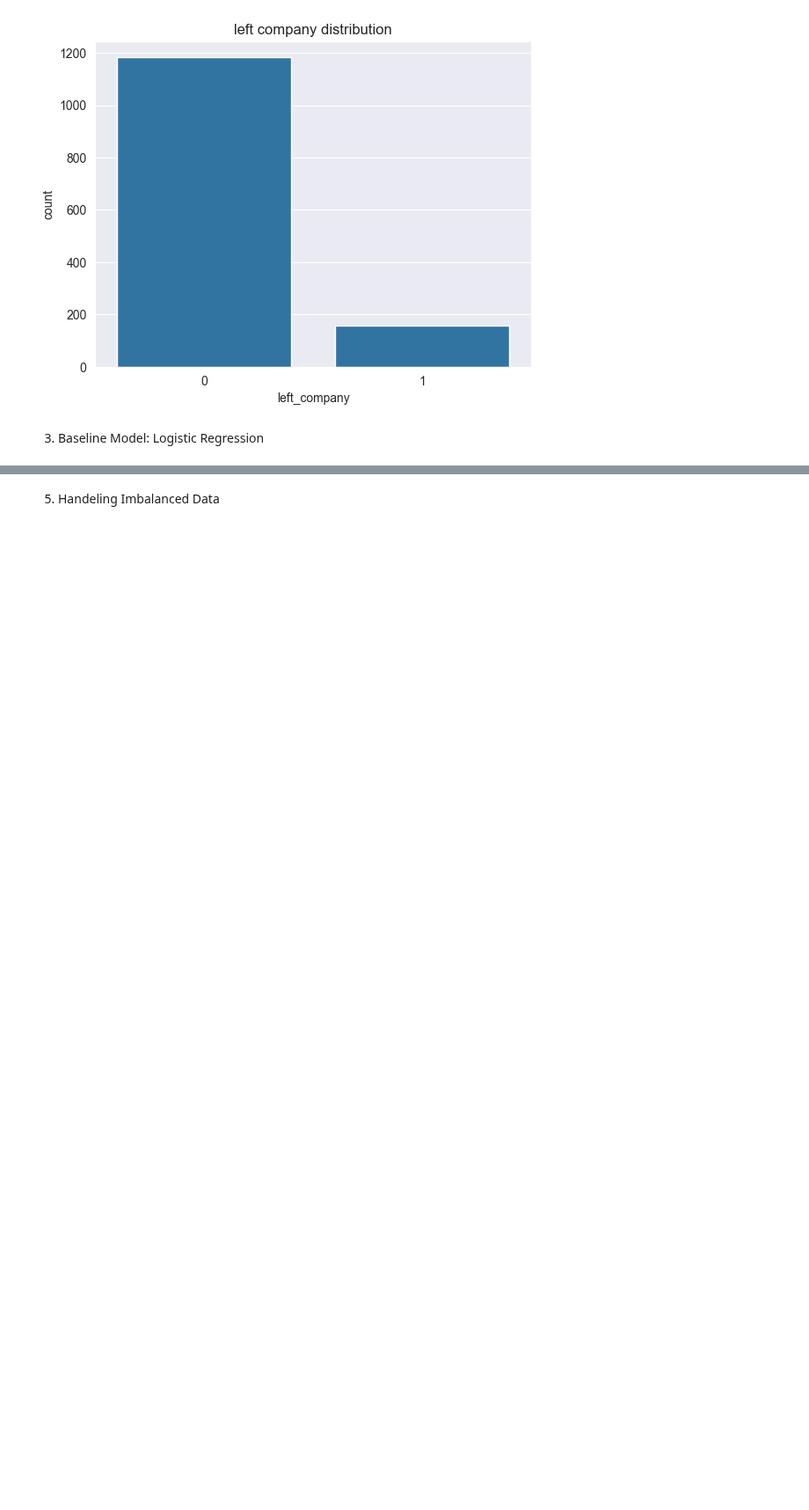
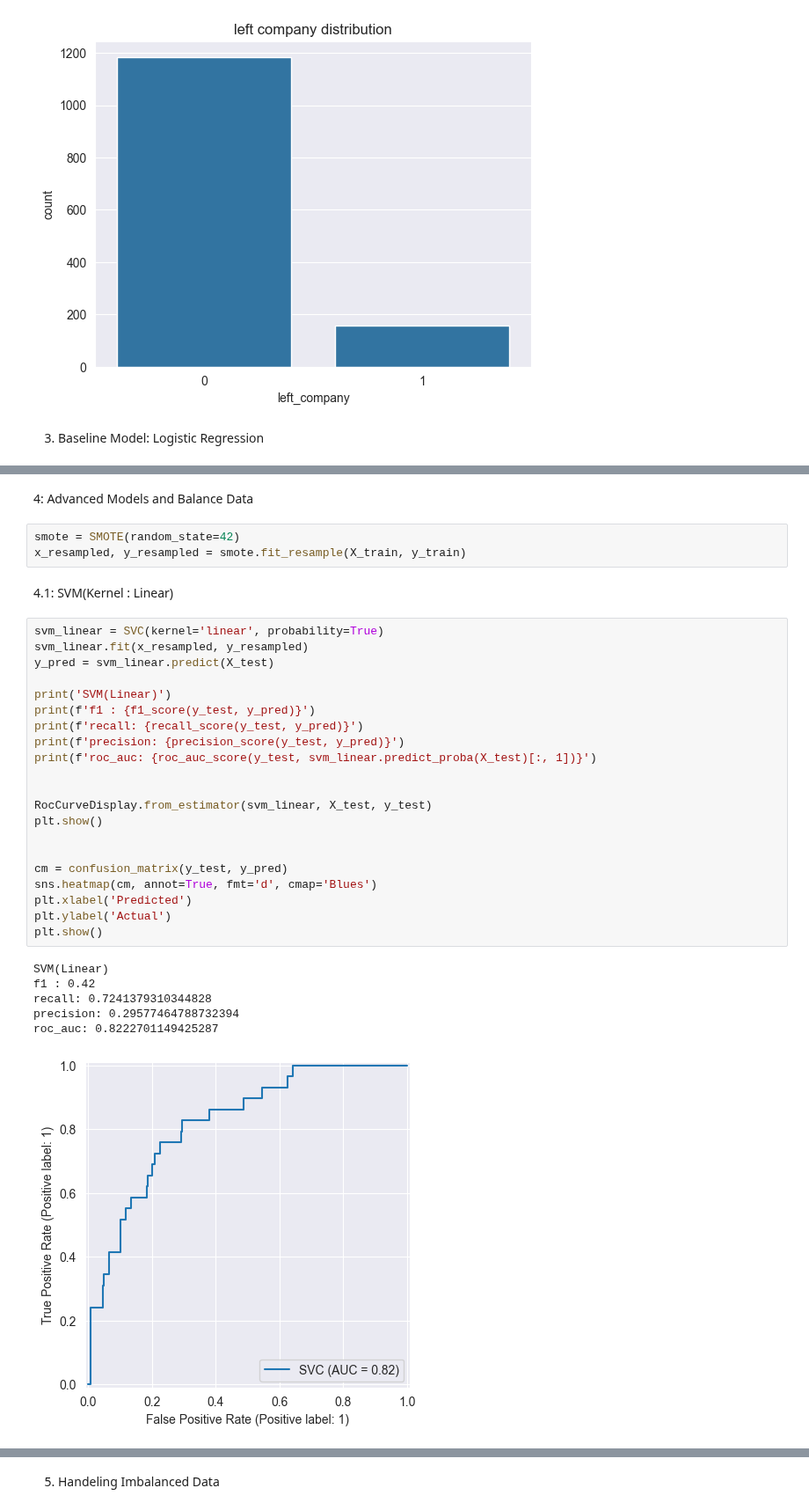
Before and after one commit to MohammadMahdiRazavi/Machine-Learning-Course, a Jupyter notebook: Assignment4/Employee Attrition.ipynb, the cells around one changed output, grey strips where cells are left out. Shown at 88% size. Cells and saved outputs as stored; diff of their text form; blank space fills up the shorter version.

```diff
--- a/Assignment4/Employee Attrition.ipynb
+++ b/Assignment4/Employee Attrition.ipynb
@@ -138,0 +102,35 @@ roc_auc: 0.8181034482758621
+# %% [markdown]
+4: Advanced Models and Balance Data
+# %%
+smote = SMOTE(random_state=42)
+x_resampled, y_resampled = smote.fit_resample(X_train, y_train)
+# %% [markdown]
+4.1: SVM(Kernel : Linear)
+# %%
+svm_linear = SVC(kernel='linear', probability=True)
+svm_linear.fit(x_resampled, y_resampled)
+y_pred = svm_linear.predict(X_test)
+
+print('SVM(Linear)')
+print(f'f1 : {f1_score(y_test, y_pred)}')
+print(f'recall: {recall_score(y_test, y_pred)}')
+print(f'precision: {precision_score(y_test, y_pred)}')
+print(f'roc_auc: {roc_auc_score(y_test, svm_linear.predict_proba(X_test)[:, 1])}')
+
+
+RocCurveDisplay.from_estimator(svm_linear, X_test, y_test)
+plt.show()
+
+
+cm = confusion_matrix(y_test, y_pred)
+sns.heatmap(cm, annot=True, fmt='d', cmap='Blues')
+plt.xlabel('Predicted')
+plt.ylabel('Actual')
+plt.show()
+# %% [output]
+SVM(Linear)
+f1 : 0.42
+recall: 0.7241379310344828
+precision: 0.29577464788732394
+roc_auc: 0.8222701149425287
+[figure, added]
```
Also changed, not shown: parts of 12 cells of this notebook.
